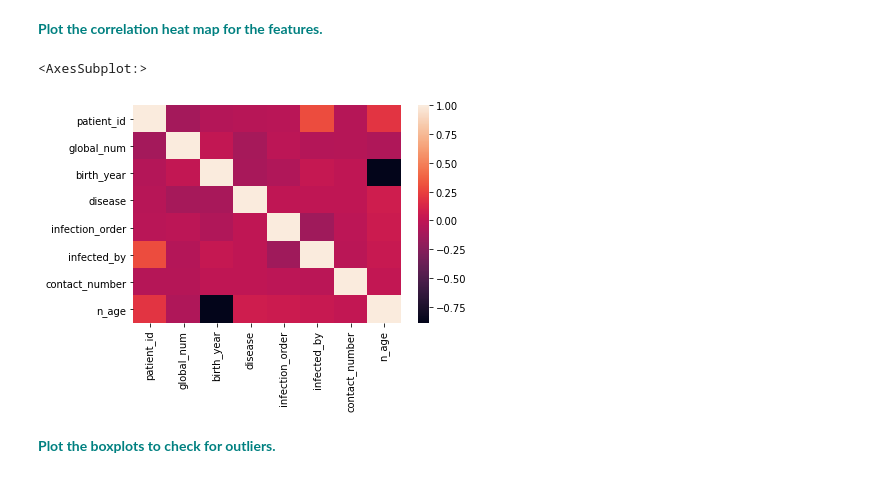
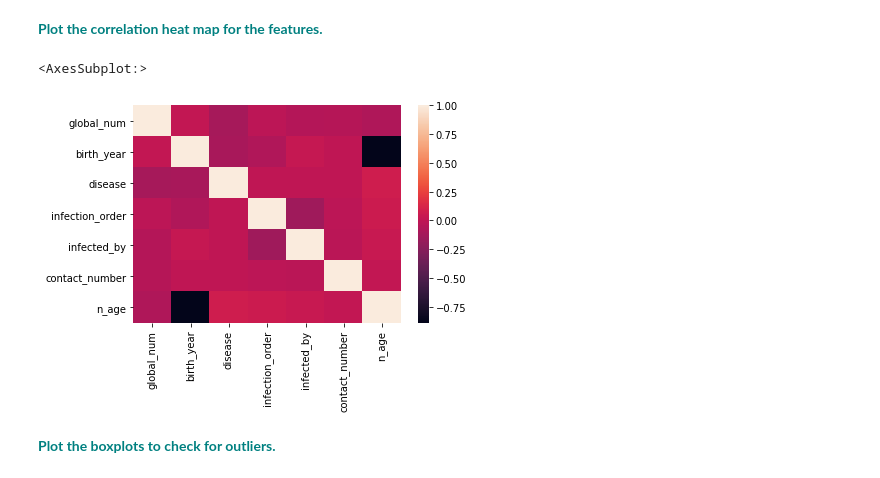
Before and after one commit to Aakash-Shah20/Springboard-Projects, a Jupyter notebook: Random Forest Covid Case Study/RandomForest_casestudy_covid19.ipynb, the cells around one changed output. Cells and saved outputs as stored; diff of their text form; code cells hidden in the pictures.

```diff
--- a/Random Forest Covid Case Study/RandomForest_casestudy_covid19.ipynb
+++ b/Random Forest Covid Case Study/RandomForest_casestudy_covid19.ipynb
@@ -323,11 +322,13 @@ vn
 | 6 | state | 3 |
 # %% [markdown]
 **<font color='teal'> Plot the correlation heat map for the features.</font>**
+# %%
+heatmap_features = df[['global_num', 'birth_year', 'disease', 'infection_order', 'infected_by', 'contact_number', 'n_age']]
 # %%
-sns.heatmap(df.corr())
+sns.heatmap(heatmap_features.corr())
 # %% [output]
 <AxesSubplot:>
-[figure, old version]
+[figure, new version]
 # %% [markdown]
 **<font color='teal'> Plot the boxplots to check for outliers. </font>**
 # %%
```
Also changed, not shown: parts of 14 cells of this notebook, 1 other file.
